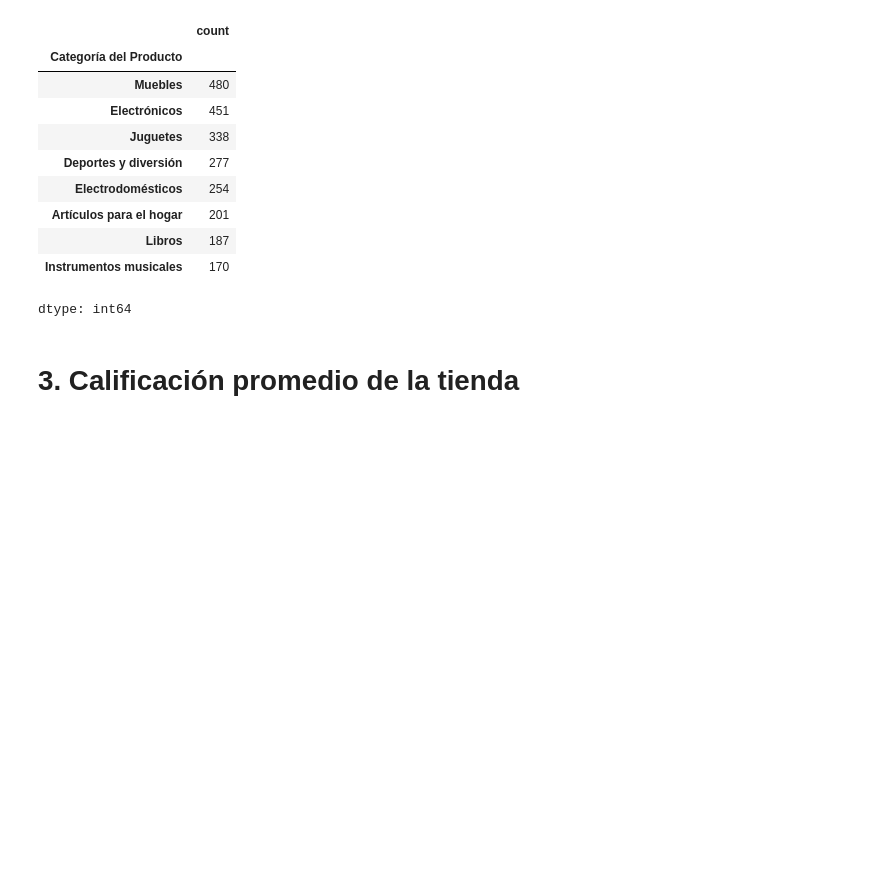
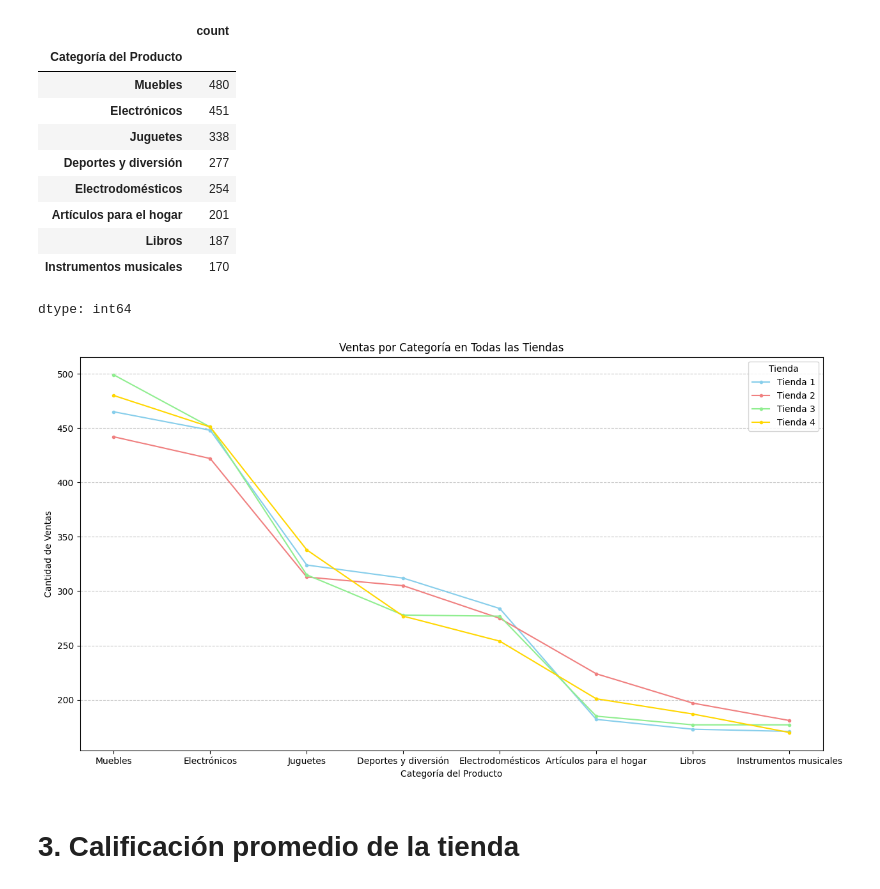
Before and after one commit to RubenAndreeB/challenge1_data-science_alura-store, a Jupyter notebook: AluraStoreLatam.ipynb, the cells around one changed output. Saved outputs shown, nothing was run; the diff lists cells and outputs as text; code cells hidden in the pictures; blank space fills up the shorter version.

```diff
--- a/AluraStoreLatam.ipynb
+++ b/AluraStoreLatam.ipynb
@@ -102,6 +115,23 @@ tienda4['Categoría del Producto'].value_counts().sort_values(ascending=False)
 | Libros | 187 |
 | Instrumentos musicales | 170 |
 dtype: int64
+# %%
+stores = {'Tienda 1': tienda, 'Tienda 2': tienda2, 'Tienda 3': tienda3, 'Tienda 4': tienda4}
+
+plt.figure(figsize=(15, 8))
+colores = ['skyblue', 'lightcoral', 'lightgreen', 'gold']
+for i, (name, df) in enumerate(stores.items()):
+    category_counts = df['Categoría del Producto'].value_counts().sort_values(ascending=False)
+    category_counts.plot(kind='line', color=colores[i], label=name, marker='.')
+
+plt.title('Ventas por Categoría en Todas las Tiendas')
+plt.xlabel('Categoría del Producto')
+plt.ylabel('Cantidad de Ventas')
+plt.grid(axis='y', linestyle='--', alpha=0.7)
+plt.legend(title='Tienda')
+plt.show()
+# %% [output]
+[figure, added]
 # %% [markdown]
 # 3. Calificación promedio de la tienda
 # %% [markdown]
```
Also changed, not shown: parts of 16 cells of this notebook.
